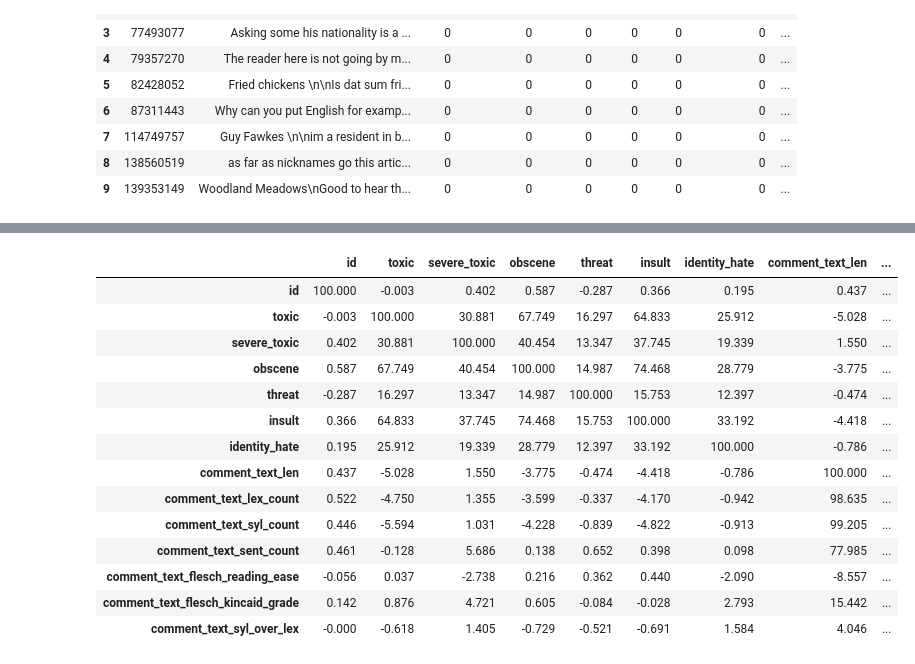
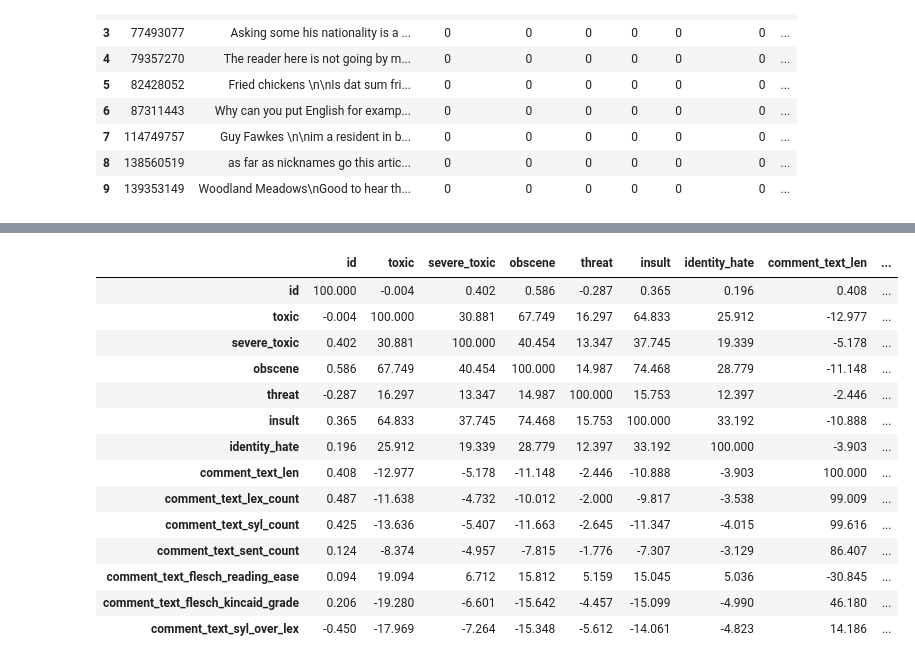
Before and after one commit to matthewtanzj/toxic-comment-classification, a Jupyter notebook: src/Data and feature exploration.ipynb, the cells around one changed output, grey strips where cells are left out. Cells and saved outputs as stored; diff of their text form; code cells hidden in the pictures.

Commit message:
Spearman and pearson correlation

```diff
--- a/src/Data and feature exploration.ipynb
+++ b/src/Data and feature exploration.ipynb
@@ -65,21 +65,21 @@ train_plus_features.describe()
 | 75% | 7.501088e+11 | 0.000000 | 0.000000 | 0.000000 | 0.000000 | 0.000000 | 0.000000 | 435.000000 | ... |
 | max | 9.999882e+11 | 1.000000 | 1.000000 | 1.000000 | 1.000000 | 1.000000 | 1.000000 | 5000.000000 | ... |
 # %%
-corr = train_plus_features.corr()
+corr = train_plus_features.corr('spearman')
 corr.round(5)*100
 # %% [output]
 |  | id | toxic | severe_toxic | obscene | threat | insult | identity_hate | comment_text_len | ... |
-| id | 100.000 | -0.003 | 0.402 | 0.587 | -0.287 | 0.366 | 0.195 | 0.437 | ... |
-| toxic | -0.003 | 100.000 | 30.881 | 67.749 | 16.297 | 64.833 | 25.912 | -5.028 | ... |
-| severe_toxic | 0.402 | 30.881 | 100.000 | 40.454 | 13.347 | 37.745 | 19.339 | 1.550 | ... |
-| obscene | 0.587 | 67.749 | 40.454 | 100.000 | 14.987 | 74.468 | 28.779 | -3.775 | ... |
-| threat | -0.287 | 16.297 | 13.347 | 14.987 | 100.000 | 15.753 | 12.397 | -0.474 | ... |
-| insult | 0.366 | 64.833 | 37.745 | 74.468 | 15.753 | 100.000 | 33.192 | -4.418 | ... |
-| identity_hate | 0.195 | 25.912 | 19.339 | 28.779 | 12.397 | 33.192 | 100.000 | -0.786 | ... |
-| comment_text_len | 0.437 | -5.028 | 1.550 | -3.775 | -0.474 | -4.418 | -0.786 | 100.000 | ... |
-| comment_text_lex_count | 0.522 | -4.750 | 1.355 | -3.599 | -0.337 | -4.170 | -0.942 | 98.635 | ... |
-| comment_text_syl_count | 0.446 | -5.594 | 1.031 | -4.228 | -0.839 | -4.822 | -0.913 | 99.205 | ... |
-| comment_text_sent_count | 0.461 | -0.128 | 5.686 | 0.138 | 0.652 | 0.398 | 0.098 | 77.985 | ... |
-| comment_text_flesch_reading_ease | -0.056 | 0.037 | -2.738 | 0.216 | 0.362 | 0.440 | -2.090 | -8.557 | ... |
-| comment_text_flesch_kincaid_grade | 0.142 | 0.876 | 4.721 | 0.605 | -0.084 | -0.028 | 2.793 | 15.442 | ... |
-| comment_text_syl_over_lex | -0.000 | -0.618 | 1.405 | -0.729 | -0.521 | -0.691 | 1.584 | 4.046 | ... |
+| id | 100.000 | -0.004 | 0.402 | 0.586 | -0.287 | 0.365 | 0.196 | 0.408 | ... |
+| toxic | -0.004 | 100.000 | 30.881 | 67.749 | 16.297 | 64.833 | 25.912 | -12.977 | ... |
+| severe_toxic | 0.402 | 30.881 | 100.000 | 40.454 | 13.347 | 37.745 | 19.339 | -5.178 | ... |
+| obscene | 0.586 | 67.749 | 40.454 | 100.000 | 14.987 | 74.468 | 28.779 | -11.148 | ... |
+| threat | -0.287 | 16.297 | 13.347 | 14.987 | 100.000 | 15.753 | 12.397 | -2.446 | ... |
+| insult | 0.365 | 64.833 | 37.745 | 74.468 | 15.753 | 100.000 | 33.192 | -10.888 | ... |
+| identity_hate | 0.196 | 25.912 | 19.339 | 28.779 | 12.397 | 33.192 | 100.000 | -3.903 | ... |
+| comment_text_len | 0.408 | -12.977 | -5.178 | -11.148 | -2.446 | -10.888 | -3.903 | 100.000 | ... |
+| comment_text_lex_count | 0.487 | -11.638 | -4.732 | -10.012 | -2.000 | -9.817 | -3.538 | 99.009 | ... |
+| comment_text_syl_count | 0.425 | -13.636 | -5.407 | -11.663 | -2.645 | -11.347 | -4.015 | 99.616 | ... |
+| comment_text_sent_count | 0.124 | -8.374 | -4.957 | -7.815 | -1.776 | -7.307 | -3.129 | 86.407 | ... |
+| comment_text_flesch_reading_ease | 0.094 | 19.094 | 6.712 | 15.812 | 5.159 | 15.045 | 5.036 | -30.845 | ... |
+| comment_text_flesch_kincaid_grade | 0.206 | -19.280 | -6.601 | -15.642 | -4.457 | -15.099 | -4.990 | 46.180 | ... |
+| comment_text_syl_over_lex | -0.450 | -17.969 | -7.264 | -15.348 | -5.612 | -14.061 | -4.823 | 14.186 | ... |
```
Also changed, not shown: parts of 3 cells of this notebook.
